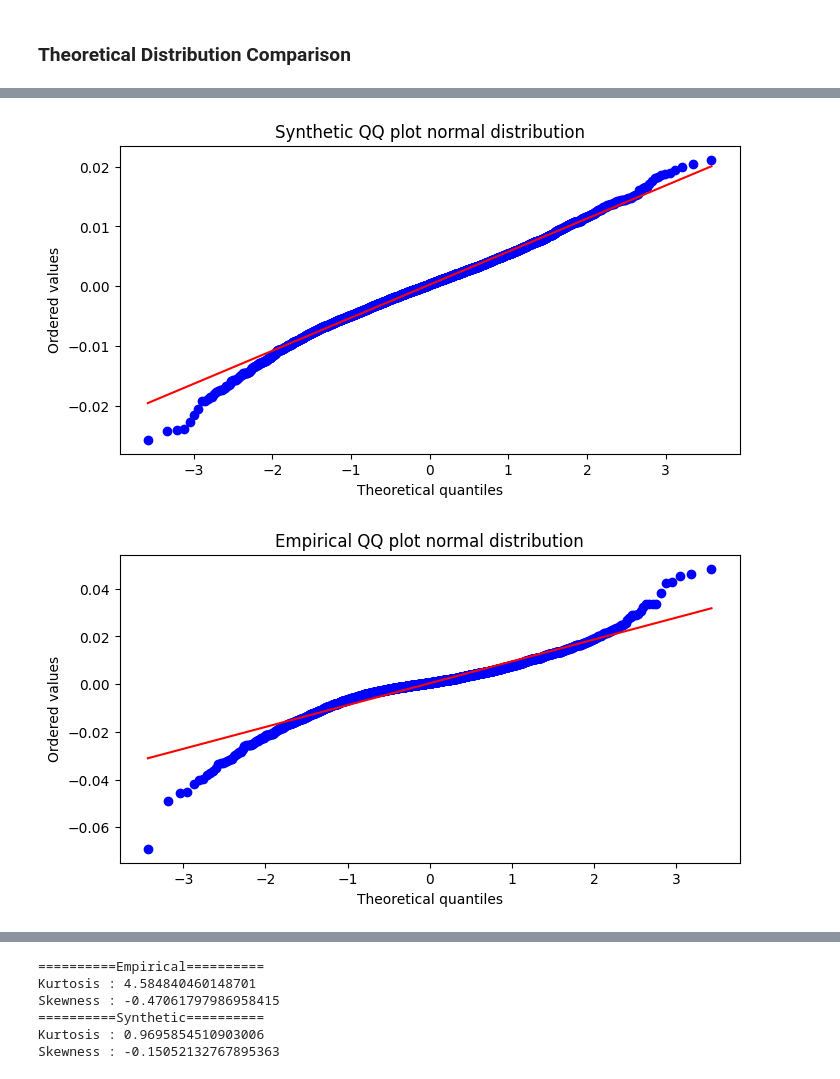
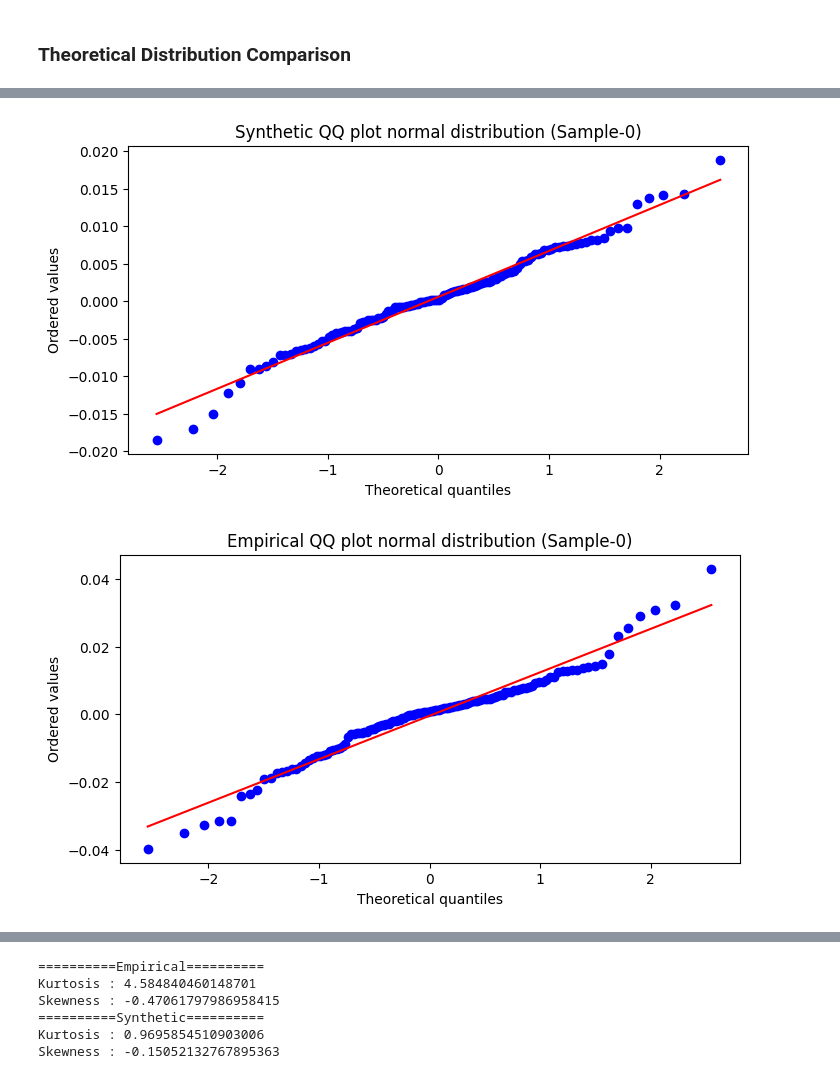
Before and after one commit to HenryGunadi/diffusion-garch, a Jupyter notebook: notebooks/eda/eda_128.ipynb, the cells around one changed output, grey strips where cells are left out. Drawn from its saved outputs; the diff is of its cells as text; code cells hidden in the pictures.

```diff
--- a/notebooks/eda/eda_128.ipynb
+++ b/notebooks/eda/eda_128.ipynb
@@ -292,20 +289,20 @@ plt.show()
 # %%
 fig, ax = plt.subplots(figsize=(8, 4))
 
-res = stats.probplot(synthetic_data.reshape(-1), plot=ax, dist="norm")
-ax.set_title("Synthetic QQ plot normal distribution")
+res = stats.probplot(synthetic_data[0], plot=ax, dist="norm")
+ax.set_title("Synthetic QQ plot normal distribution (Sample-0)")
 ax.set_ylabel("Ordered values")
 ax.set_xlabel("Theoretical quantiles")
 plt.show()
 # %% [output]
-[figure, old version]
+[figure, new version]
 # %%
 fig, ax = plt.subplots(figsize=(8, 4))
 
-res = stats.probplot(empirical_window.reshape(-1), plot=ax, dist="norm")
-ax.set_title("Empirical QQ plot normal distribution")
+res = stats.probplot(empirical_window[0], plot=ax, dist="norm")
+ax.set_title("Empirical QQ plot normal distribution (Sample-0)")
 ax.set_ylabel("Ordered values")
 ax.set_xlabel("Theoretical quantiles")
 plt.show()
 # %% [output]
-[figure, old version]
+[figure, new version]
```
Also changed, not shown: parts of 43 cells of this notebook, 14 other files.
